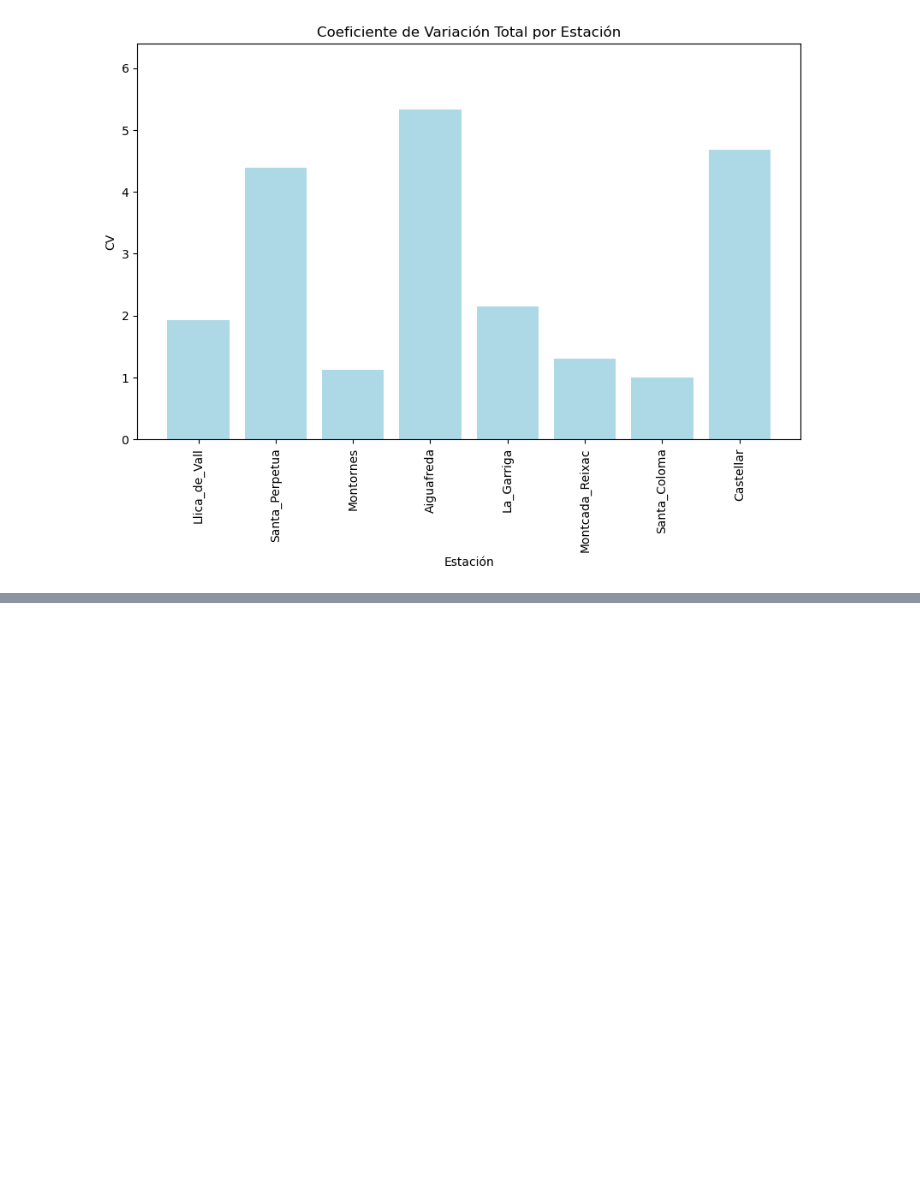
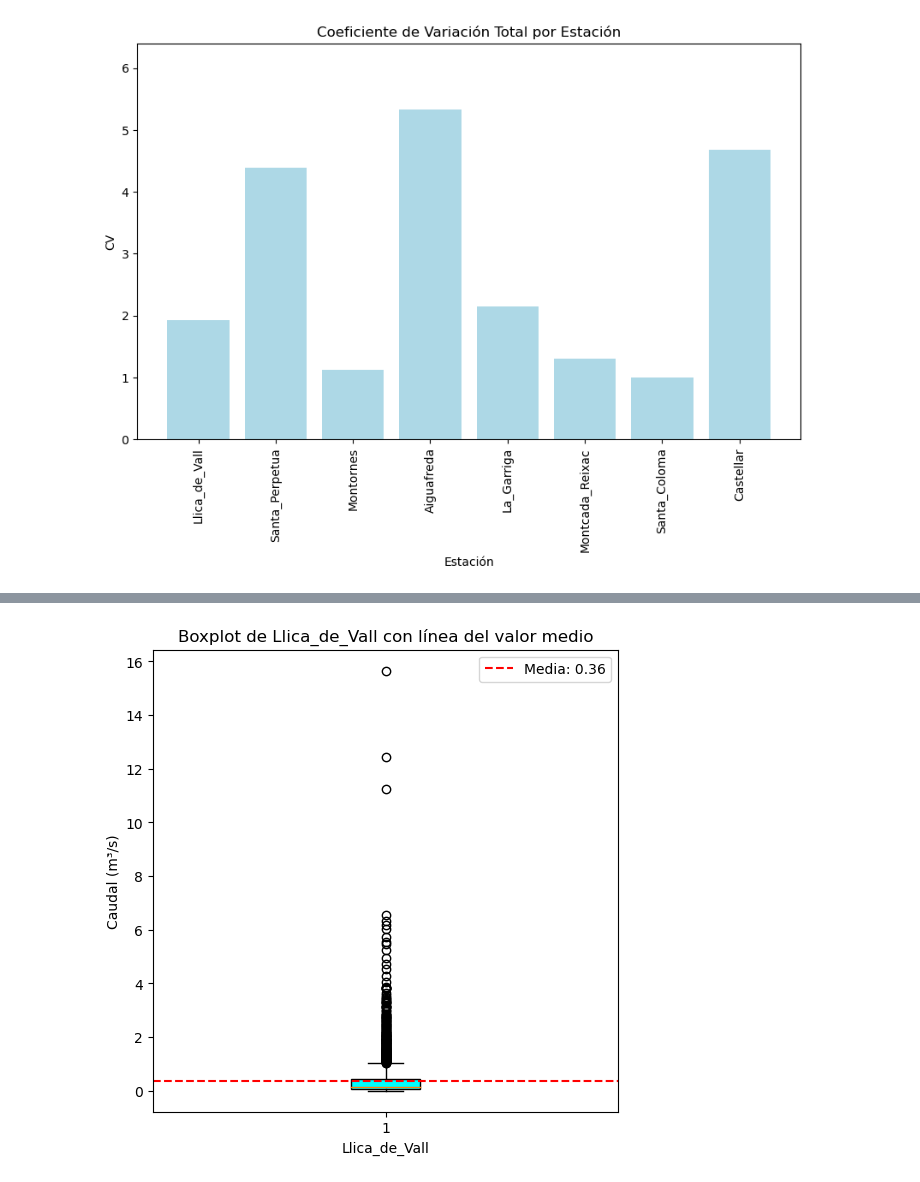
Before and after one commit to saosar/Hidrology, a Jupyter notebook: SOAEstadistica.ipynb, the cells around one changed output, grey strips where cells are left out. Saved outputs shown, nothing was run; the diff lists cells and outputs as text; code cells hidden in the pictures; blank space fills up the shorter version.

```diff
--- a/SOAEstadistica.ipynb
+++ b/SOAEstadistica.ipynb
@@ -212,0 +283,31 @@ plt.show()
+# %%
+# 2. Seleccionar la estación
+nombreST = "Llica_de_Vall"
+
+# Crear un subconjunto con los datos de esa estación
+DF_St = TotalDat[TotalDat['Estacio'] == nombreST]
+
+# 3. Calcular el valor medio del caudal para esa estación, ignorando valores nulos
+media_valor = DF_St['Valor'].mean(skipna=True)
+
+# 4. Dibujar el boxplot y añadir la línea del valor medio
+plt.figure(figsize=(6, 6))
+
+# Boxplot con valores atípicos
+plt.boxplot(DF_St['Valor'].dropna(), patch_artist=True, boxprops=dict(facecolor='cyan'))  # Ignorar NaNs para el boxplot
+
+# Añadir el título y etiquetas
+plt.title(f"Boxplot de {nombreST} con línea del valor medio")
+plt.xlabel(nombreST)
+plt.ylabel("Caudal (m³/s)")
+
+# Añadir una línea horizontal que indica el valor medio
+plt.axhline(y=media_valor, color='red', linestyle='--', label=f'Media: {media_valor:.2f}')
+
+# Mostrar la leyenda para la línea del valor medio
+plt.legend()
+
+# Mostrar el gráfico
+plt.show()
+# %% [output]
+[figure, added]
```
Also changed, not shown: parts of 11 cells of this notebook.
